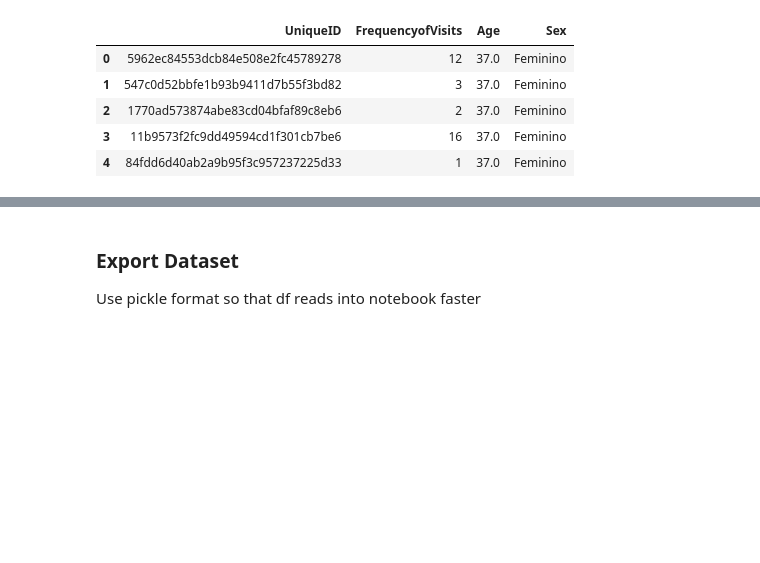
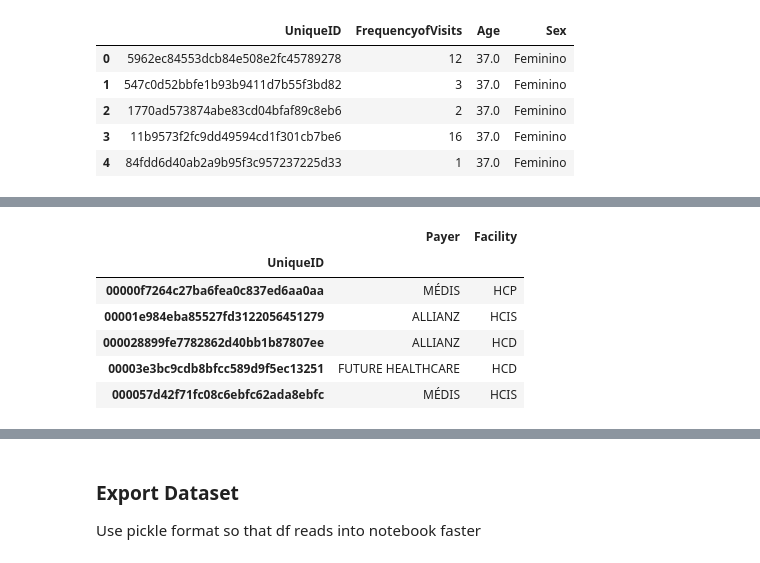
Before and after one commit to crsimmons1/JdMS, a Jupyter notebook: DataCleaning.ipynb, the cells around one changed output, grey strips where cells are left out. Drawn from its saved outputs; the diff is of its cells as text; code cells hidden in the pictures; blank space fills up the shorter version.

```diff
--- a/DataCleaning.ipynb
+++ b/DataCleaning.ipynb
@@ -281,0 +282,10 @@ modes.head()
+# %%
+modes.head()
+# %% [output]
+|  | Payer | Facility |
+| UniqueID |  |  |
+| 00000f7264c27ba6fea0c837ed6aa0aa | MÉDIS | HCP |
+| 00001e984eba85527fd3122056451279 | ALLIANZ | HCIS |
+| 000028899fe7782862d40bb1b87807ee | ALLIANZ | HCD |
+| 00003e3bc9cdb8bfcc589d9f5ec13251 | FUTURE HEALTHCARE | HCD |
+| 000057d42f71fc08c6ebfc62ada8ebfc | MÉDIS | HCIS |
```
Also changed, not shown: parts of 6 cells of this notebook.
